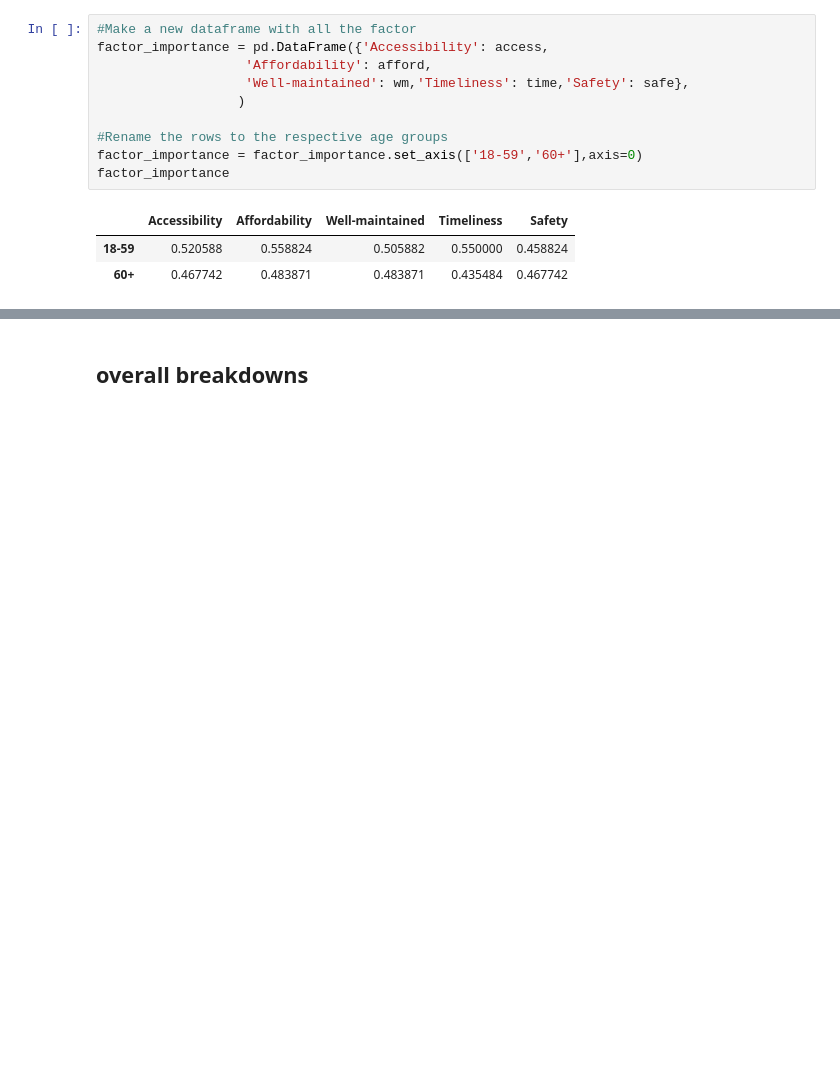
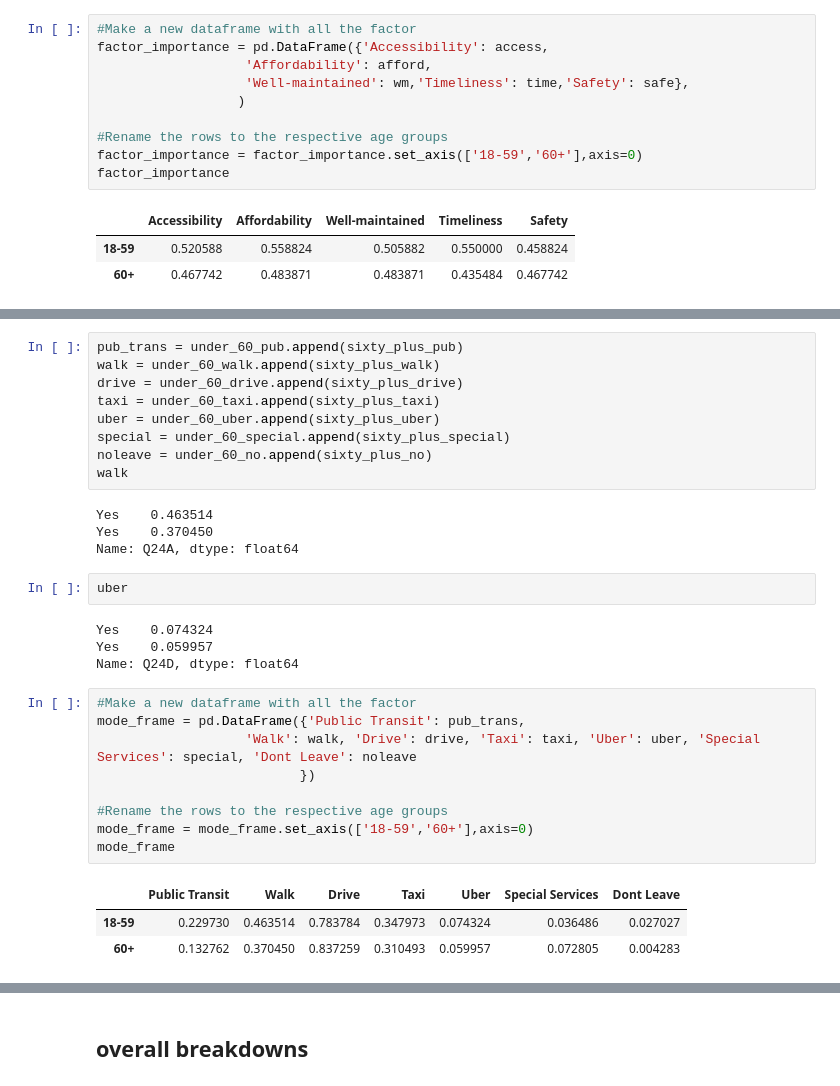
Before and after one commit to matthewasloan95/social-isolation-transportation, a Jupyter notebook: Cleaning-and-EDA.ipynb, the cells around one changed output, grey strips where cells are left out. Drawn from its saved outputs; the diff is of its cells as text; blank space fills up the shorter version.

```diff
--- a/Cleaning-and-EDA.ipynb
+++ b/Cleaning-and-EDA.ipynb
@@ -356,0 +316,32 @@ plt.legend(fontsize='xx-large')
+# %%
+pub_trans = under_60_pub.append(sixty_plus_pub)
+walk = under_60_walk.append(sixty_plus_walk)
+drive = under_60_drive.append(sixty_plus_drive)
+taxi = under_60_taxi.append(sixty_plus_taxi)
+uber = under_60_uber.append(sixty_plus_uber)
+special = under_60_special.append(sixty_plus_special)
+noleave = under_60_no.append(sixty_plus_no)
+walk
+# %% [output]
+Yes    0.463514
+Yes    0.370450
+Name: Q24A, dtype: float64
+# %%
+uber
+# %% [output]
+Yes    0.074324
+Yes    0.059957
+Name: Q24D, dtype: float64
+# %%
+#Make a new dataframe with all the factor
+mode_frame = pd.DataFrame({'Public Transit': pub_trans,
+                   'Walk': walk, 'Drive': drive, 'Taxi': taxi, 'Uber': uber, 'Special Services': special, 'Dont Leave': noleave
+                          })
+
+#Rename the rows to the respective age groups
+mode_frame = mode_frame.set_axis(['18-59','60+'],axis=0)
+mode_frame
+# %% [output]
+|  | Public Transit | Walk | Drive | Taxi | Uber | Special Services | Dont Leave |
+| 18-59 | 0.229730 | 0.463514 | 0.783784 | 0.347973 | 0.074324 | 0.036486 | 0.027027 |
+| 60+ | 0.132762 | 0.370450 | 0.837259 | 0.310493 | 0.059957 | 0.072805 | 0.004283 |
```
Also changed, not shown: parts of 11 cells of this notebook.
